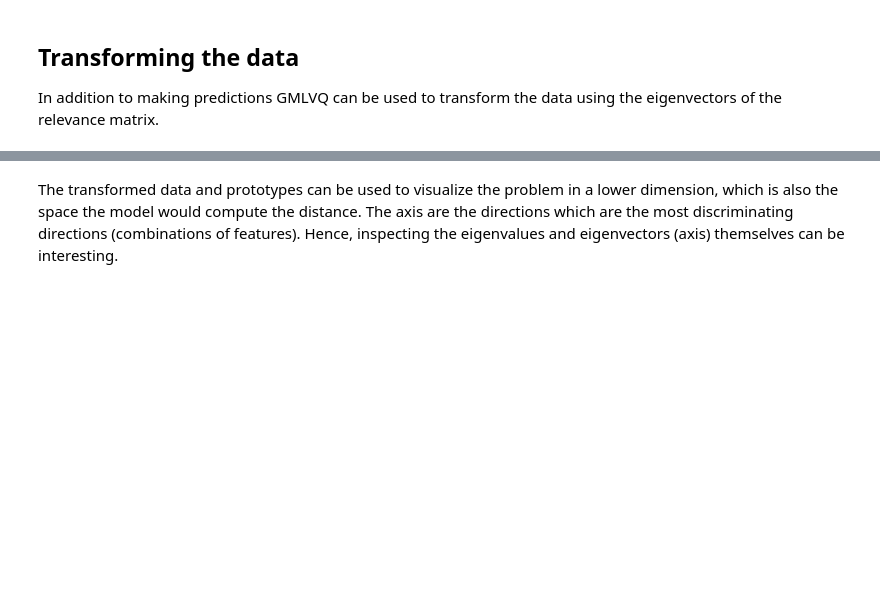
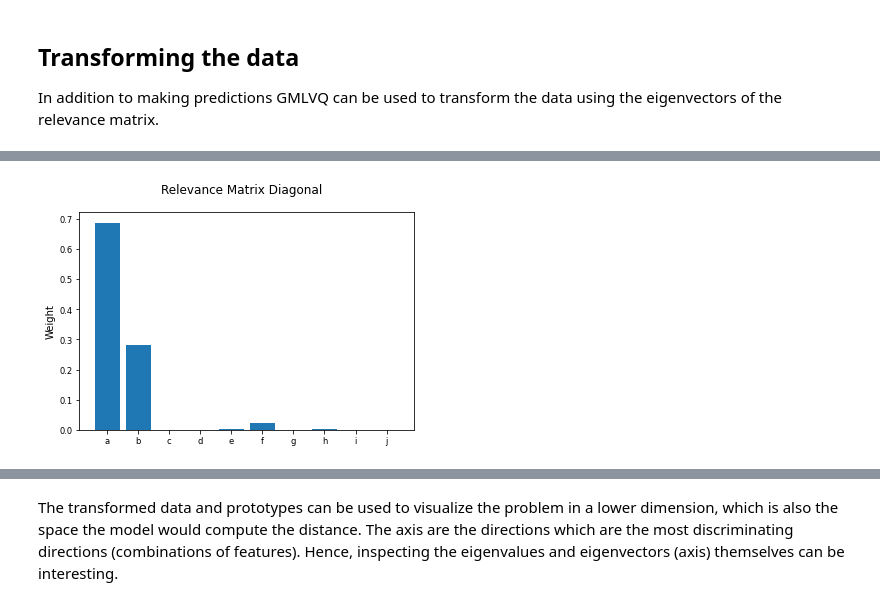
Before and after one commit to NehaBari/Masters-Thesis-2021, a Jupyter notebook: auto_examples_jupyter/01_basic_usage/gmlvq_data.ipynb, the cells around one changed output, grey strips where cells are left out. Saved outputs shown, nothing was run; the diff lists cells and outputs as text; code cells hidden in the pictures; blank space fills up the shorter version.

```diff
--- a/auto_examples_jupyter/01_basic_usage/gmlvq_data.ipynb
+++ b/auto_examples_jupyter/01_basic_usage/gmlvq_data.ipynb
@@ -209,0 +247,12 @@ ax.grid(True)
+# %%
+# The relevance matrix is available after fitting the model.
+relevance_matrix1 = model.lambda_
+
+# Plot the diagonal of the relevance matrix
+fig, ax = plt.subplots()
+fig.suptitle("Relevance Matrix Diagonal")
+ax.bar(feature_names, np.diagonal(relevance_matrix1))
+ax.set_ylabel("Weight")
+ax.grid(False)
+# %% [output]
+[figure, added]
```
Also changed, not shown: parts of 50 cells of this notebook.
